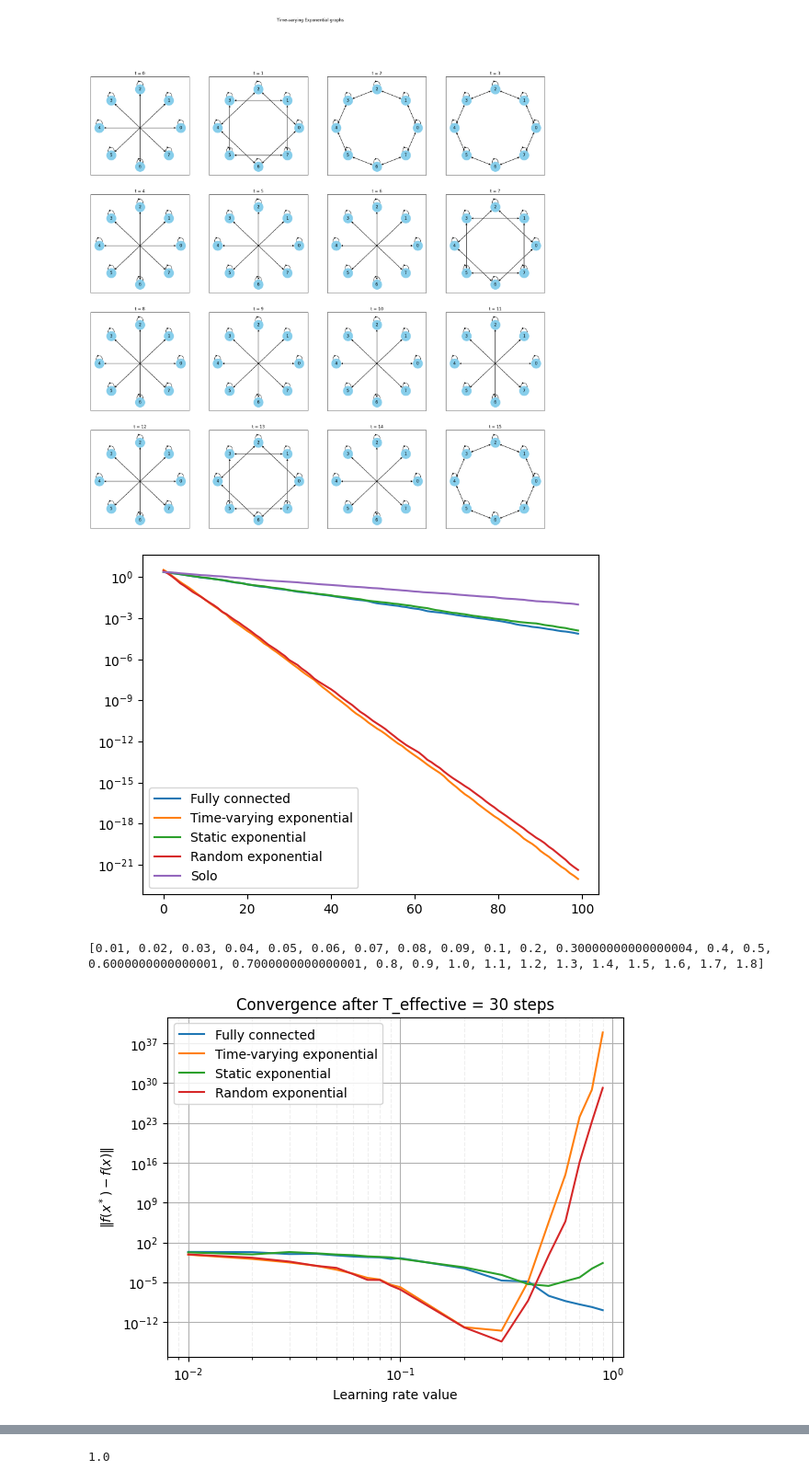
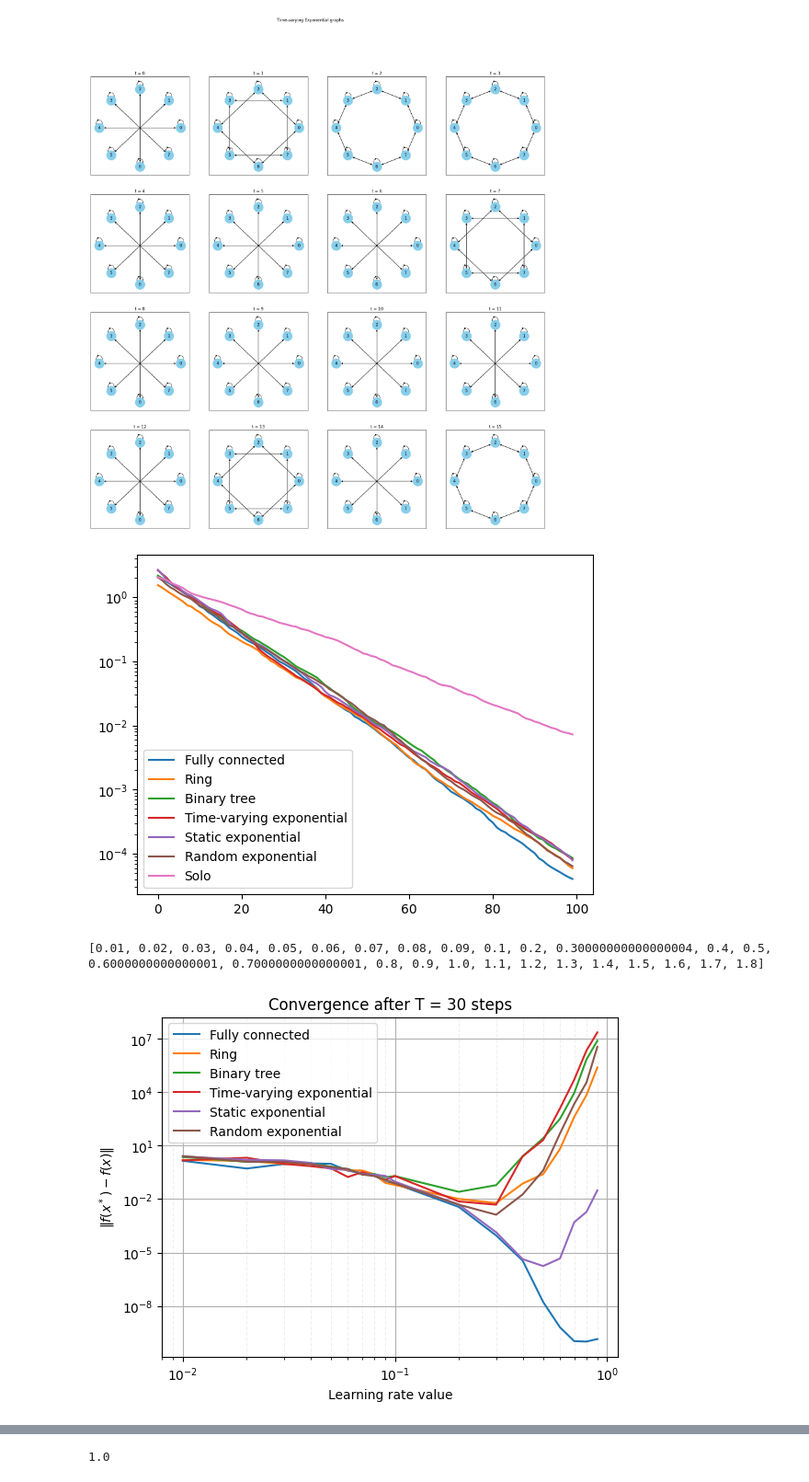
Before and after one commit to hduprieu/changing_topology, a Jupyter notebook: EA.ipynb, the cells around one changed output, grey strips where cells are left out. Shown at 92% size. Cells and saved outputs as stored; diff of their text form; code cells hidden in the pictures.

```diff
--- a/EA.ipynb
+++ b/EA.ipynb
@@ -33,21 +33,21 @@ def DSGD_toypbm(lr, d, n, T, topologies, show):
         x0 = rd.normal(0,1, size = (d))
         X = np.block([[x0]]*n)
         norms = []
-        tau = int(math.log(n, 2))
-        effective_time = T #effective time considering the fact that time-varying exponential compyte d-time less communication
-        if topology == "Random exponential" or topology == "Time-varying exponential":
-            effective_time = tau*T
-        for t in range(effective_time):
+        #tau = int(math.log(n, 2))
+        #effective_time = T #effective time considering the fact that time-varying exponential compyte d-time less communication
+        #if topology == "Random exponential" or topology == "Time-varying exponential":
+        #    effective_time = tau*T
+        for t in range(T):
             W = scheme_for_string(topology, num_workers=n).w(t).numpy()
             for i in range(n):
                 v = rd.normal(0,1, size = (d,1))
                 X[i,:] = X[i,:] - lr * v.dot(v.T).dot(X[i,:]) # Calculating the new value with the local gradient and the learning rate
             X = W.dot(X) #
-            if effective_time == tau*T:
-                if t%tau == 0:
-                    norms.append(np.mean(np.linalg.norm(X, axis = 1, ord = 2))) #We append to the list only 1 each tau time to have lists of the same size at the end
-            else: # We
-                norms.append(np.mean(np.linalg.norm(X, axis = 1, ord = 2))) # We calculate the norm of X for each workers, then average all norms. We store all the norms to plot
+            #if effective_time == tau*T:
+                #if t%tau == 0:
+                    #norms.append(np.mean(np.linalg.norm(X, axis = 1, ord = 2))) #We append to the list only 1 each tau time to have lists of the same size at the end
+
+            norms.append(np.mean(np.linalg.norm(X, axis = 1, ord = 2))) # We calculate the norm of X for each workers, then average all norms. We store all the norms to plot
         if show :
             ax.set_yscale('log')
             ax.plot(np.arange(0, T), norms, label = topology)
@@ -100,6 +100,8 @@ T = 100
 
 topologies = [
         "Fully connected",
+        "Ring",
+        "Binary tree",
         "Time-varying exponential",
         "Static exponential",
         "Random exponential",
@@ -108,7 +110,7 @@ topologies = [
 
 DSGD_toypbm(0.1, d, n, T, topologies, True)
 # %% [output]
-[figure, old version]
+[figure, new version]
 # %%
 def list_learning_rates():
     '''
@@ -130,35 +132,35 @@ def learning_rate_dependency(d, n, T, topologies):
     Plotting the value of the loss function after T steps for a given set of topologies, depending on the value of the learning rate
 
     Inputs :
     ------------
     lr: learning rate
     d: dimension
     n: number of agents
     topology: the gossip matrix
     T_max: max number of time steps
     epsilon: the convergence value
     """
 
     learning_rates = list_learning_rates()[:-9]
     matrix = np.zeros((len(learning_rates), len(topologies)))
     fig, ax = plt.subplots()
     for lr, k in zip(learning_rates, range(len(learning_rates))):
         matrix[k,:] = np.array(DSGD_toypbm(lr, d, n, T, topologies, False)) # calculating the norm of x after n steps for a c
     for topology, j in zip(topologies, range(len(topologies))):
         ax.plot(learning_rates, matrix[:,j], label = topology)
         ax.set_xscale('log')
         ax.set_yscale('log')
         ax.legend()
     ax.set_ylabel(f'$\| f(x^*) - f(x) \| $')
     ax.set_xlabel('Learning rate value')
-    ax.set_title('Convergence after T_effective = {} steps'.format(T))
+    ax.set_title('Convergence after T = {} steps'.format(T))
     ax.grid(which='both')
     ax.grid(which='minor', alpha=0.2, linestyle='--')
     plt.show()
 
 learning_rate_dependency(d, n, 30, topologies[:-1])
 # %% [output]
-[figure, old version]
+[figure, new version]
 # %%
 def DSGD_toypbm_epsilon(lr, d, n, topology, T_max, epsilon):
     """
```
Also changed, not shown: parts of 4 cells of this notebook.
